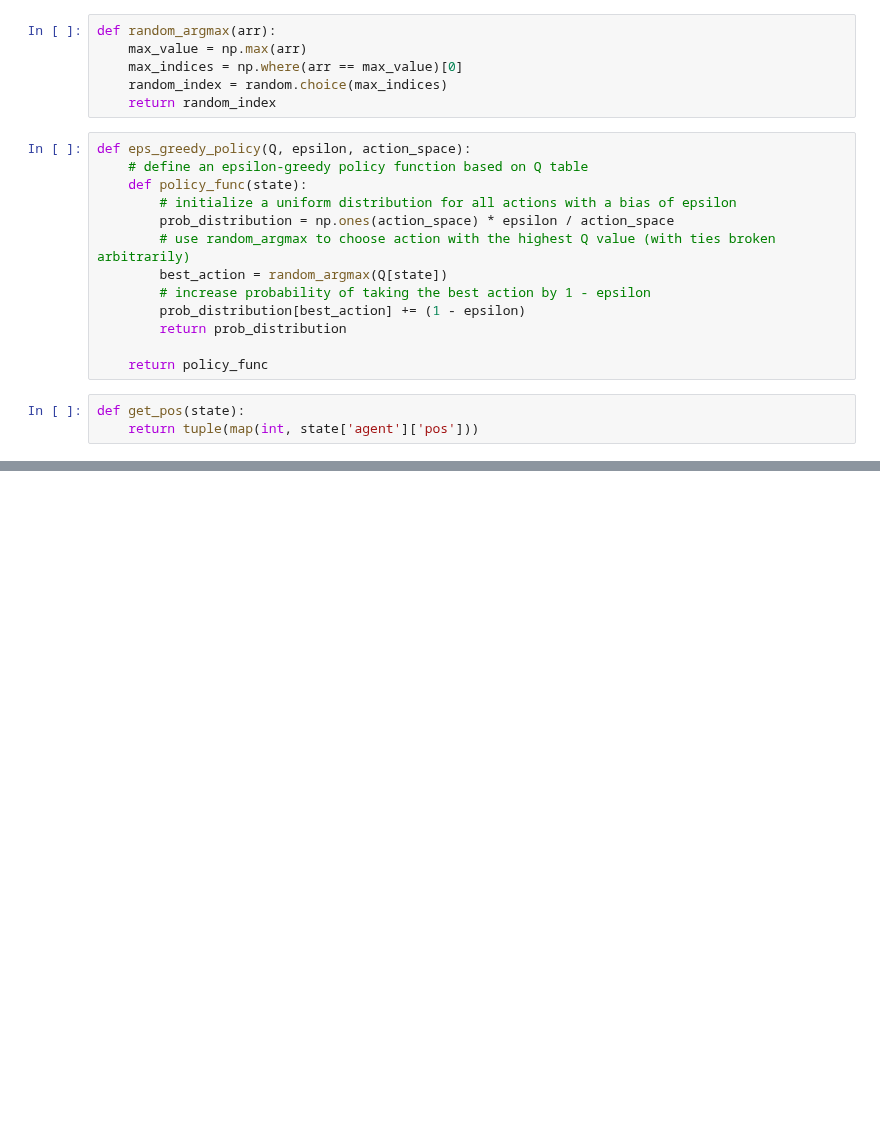
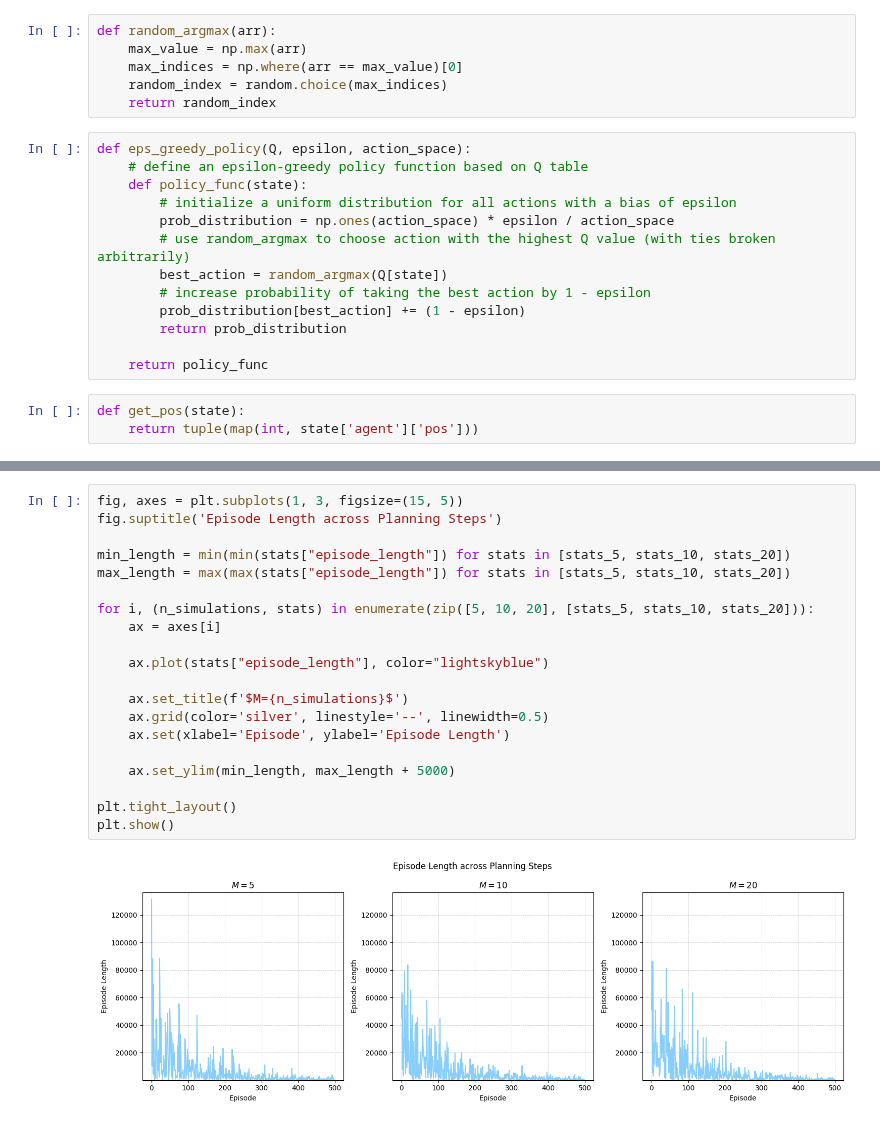
Before and after one commit to kuimetra/reinforcement_learning, a Jupyter notebook: problem_set4/ex5.ipynb, the cells around one changed output, grey strips where cells are left out. Saved outputs shown, nothing was run; the diff lists cells and outputs as text; blank space fills up the shorter version.

```diff
--- a/problem_set4/ex5.ipynb
+++ b/problem_set4/ex5.ipynb
@@ -118,0 +178,22 @@ Episode 500/500.{'agent': {'pos': array([14., 54.])}} 1
+# %%
+fig, axes = plt.subplots(1, 3, figsize=(15, 5))
+fig.suptitle('Episode Length across Planning Steps')
+
+min_length = min(min(stats["episode_length"]) for stats in [stats_5, stats_10, stats_20])
+max_length = max(max(stats["episode_length"]) for stats in [stats_5, stats_10, stats_20])
+
+for i, (n_simulations, stats) in enumerate(zip([5, 10, 20], [stats_5, stats_10, stats_20])):
+    ax = axes[i]
+
+    ax.plot(stats["episode_length"], color="lightskyblue")
+
+    ax.set_title(f'$M={n_simulations}$')
+    ax.grid(color='silver', linestyle='--', linewidth=0.5)
+    ax.set(xlabel='Episode', ylabel='Episode Length')
+
+    ax.set_ylim(min_length, max_length + 5000)
+
+plt.tight_layout()
+plt.show()
+# %% [output]
+[figure, added]
```
Also changed, not shown: parts of 14 cells of this notebook.
